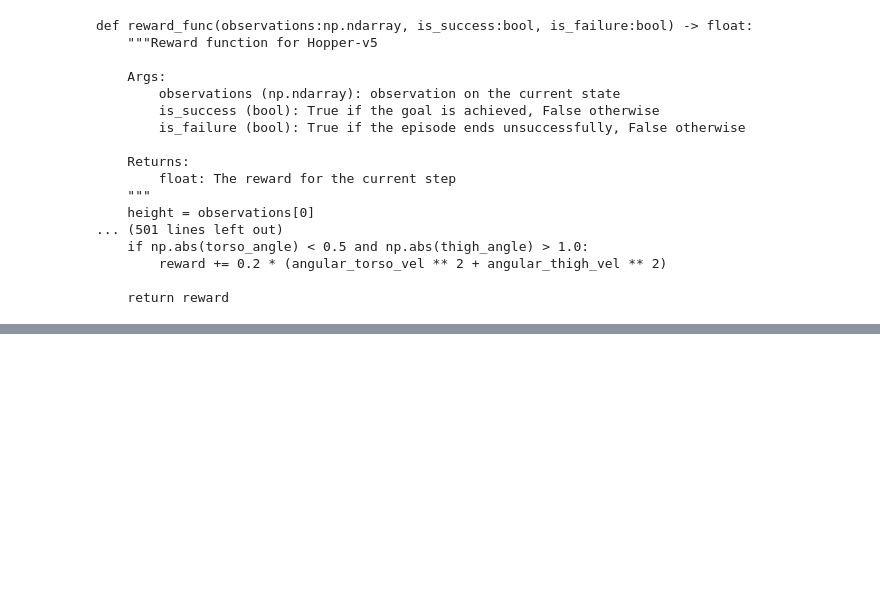
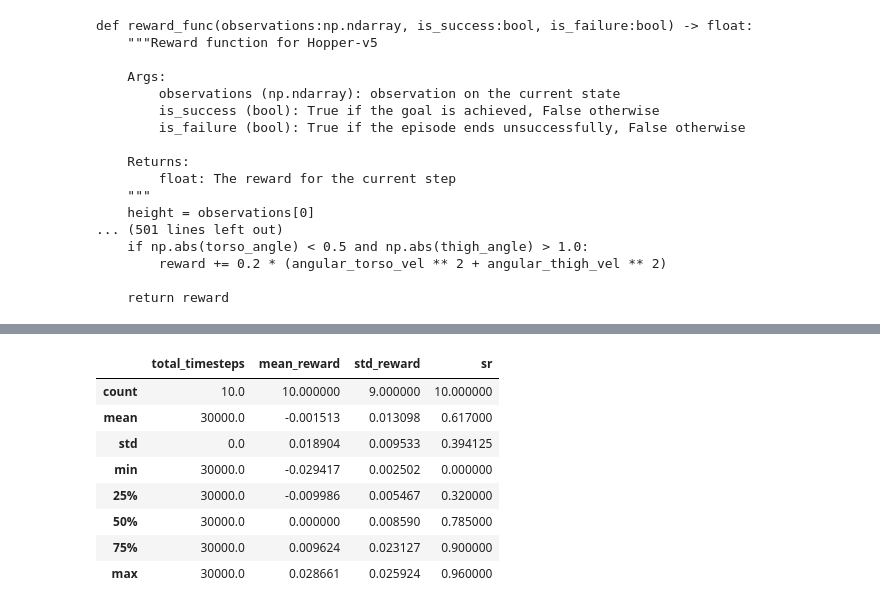
Before and after one commit to VIRAL-UCBL1/VIRAL, a Jupyter notebook: src/data/analyse.ipynb, the cells around one changed output, grey strips where cells are left out. Saved outputs shown, nothing was run; the diff lists cells and outputs as text; code cells hidden in the pictures; blank space fills up the shorter version.

```diff
--- a/src/data/analyse.ipynb
+++ b/src/data/analyse.ipynb
@@ -209,0 +212,4 @@ for idx, rew in enumerate(data.iloc['rewards']):
+# %%
+highway_fast = pd.read_csv('highway_fast_v0_log.csv', delimiter=';')
+highway_fast['rewards'] = highway_fast['rewards'].map(lambda x : np.array(list(map(float, x.split(',')))))
+highway_fast.head()
@@ -209,0 +223,12 @@ for idx, rew in enumerate(data.iloc['rewards']):
+# %%
+highway_fast.describe()
+# %% [output]
+|  | total_timesteps | mean_reward | std_reward | sr |
+| count | 10.0 | 10.000000 | 9.000000 | 10.000000 |
+| mean | 30000.0 | -0.001513 | 0.013098 | 0.617000 |
+| std | 0.0 | 0.018904 | 0.009533 | 0.394125 |
+| min | 30000.0 | -0.029417 | 0.002502 | 0.000000 |
+| 25% | 30000.0 | -0.009986 | 0.005467 | 0.320000 |
+| 50% | 30000.0 | 0.000000 | 0.008590 | 0.785000 |
+| 75% | 30000.0 | 0.009624 | 0.023127 | 0.900000 |
+| max | 30000.0 | 0.028661 | 0.025924 | 0.960000 |
```
Also changed, not shown: parts of 2 cells of this notebook, 4 other files.
